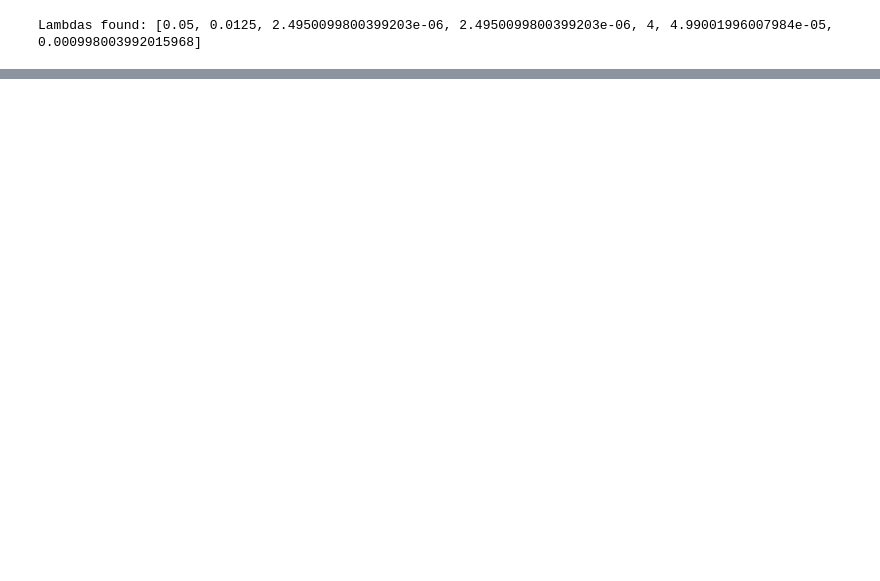
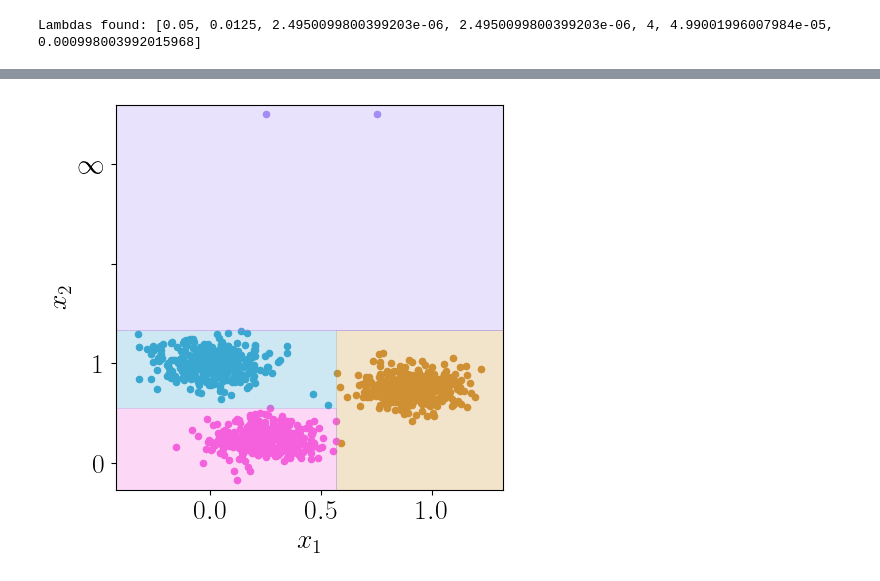
Before and after one commit to kevinqnb/interpretable-clustering, a Jupyter notebook: examples/examples.ipynb, the cells around one changed output, grey strips where cells are left out. Saved outputs shown, nothing was run; the diff lists cells and outputs as text; code cells hidden in the pictures; blank space fills up the shorter version.

```diff
--- a/examples/examples.ipynb
+++ b/examples/examples.ipynb
@@ -522,7 +509,8 @@ rem_tree_data_to_cluster_assignment = rem_tree_data_to_rule_assignment @ rem_tre
 
 
 # Decision Set Clustering
-dsclust = DSCluster(lambd = 1e6, n_rules = n_rules, n_features = 2, rules_per_point = 1)
+rule_miner = PointwiseMiner(samples = 10, prob_dim = 1/2, prob_mistake = 0.0)
+dsclust = DSCluster(lambd = 1e6, n_rules = n_rules, rule_miner = rule_miner)
 dsclust.fit(data, kmeans_labels)
 dsclust_labels = dsclust.predict(data)
 dsclust_labels_ = flatten_labels(dsclust_labels)
@@ -637,0 +610,25 @@ plt.savefig("../figures/examples/counter_example.png", bbox_inches = 'tight', dp
+# %%
+algname = "imm"
+alg = imm_tree
+alg_labels = imm_labels_
+title = r"\texttt{IMM}"
+
+fig,ax = plt.subplots(figsize = (5,5), dpi = 100)
+
+# Decision Tree
+uni_labs = np.unique(alg_labels)
+for l in uni_labs:
+    idx = np.where(alg_labels == l)[0]
+    ax.scatter(data[idx,0], data[idx,1], color = color_dict[l], s = 20)
+plot_decision_boundaries(alg, data, color_dict, ax = ax, resolution = 1000, label_array = False)
+
+y_tick_locations = [0, 1, 2, 3]
+y_tick_labels = ['0', '1', '', r'$\infty$']
+ax.set_yticks(y_tick_locations)
+ax.set_yticklabels(y_tick_labels)
+ax.set_xlabel(r'$x_1$')
+ax.set_ylabel(r'$x_2$')
+#ax.set_title(title)
+plt.savefig("../figures/examples/outliers/" + algname + ".png", bbox_inches = 'tight', dpi = 300)
+# %% [output]
+[figure, added]
```
Also changed, not shown: parts of 8 cells of this notebook, 27 other files.
